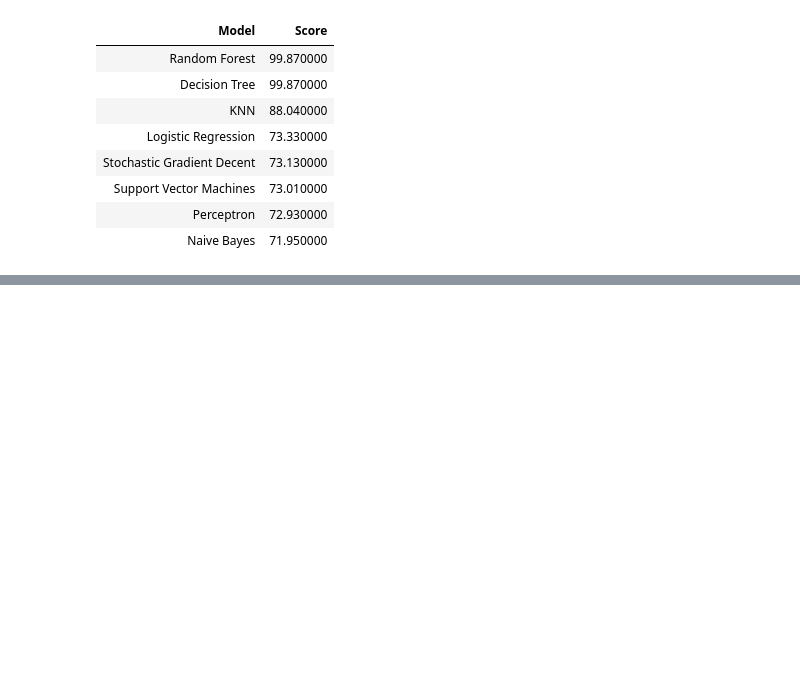
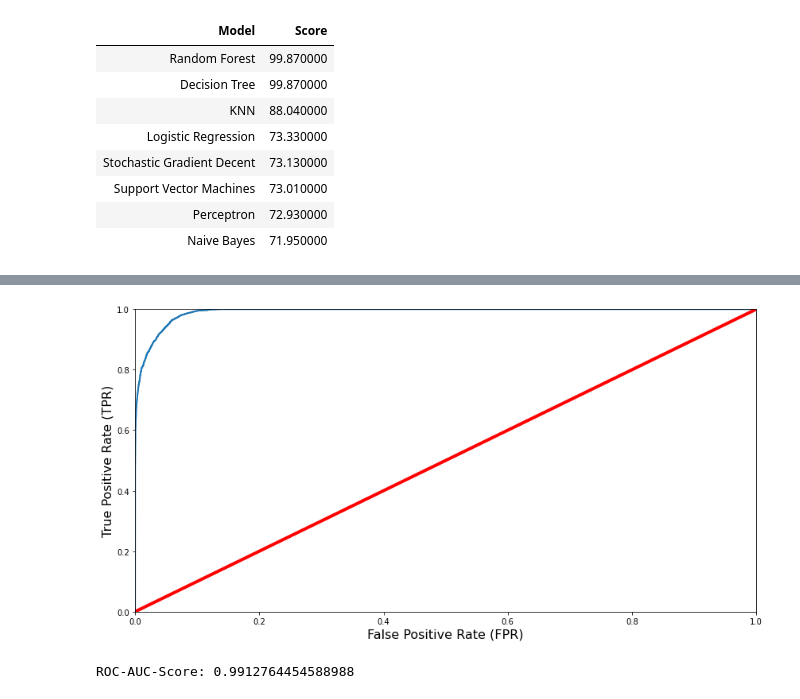
Before and after one commit to satyabansahoo2000/ML_DS_Projects, a Jupyter notebook: COVID_19_Epitope_Prediction/COVID_19_SARS_B_cell_Epitope_Prediction.ipynb, the cells around one changed output, grey strips where cells are left out. Cells and saved outputs as stored; diff of their text form; code cells hidden in the pictures; blank space fills up the shorter version.

```diff
--- a/COVID_19_Epitope_Prediction/COVID_19_SARS_B_cell_Epitope_Prediction.ipynb
+++ b/COVID_19_Epitope_Prediction/COVID_19_SARS_B_cell_Epitope_Prediction.ipynb
@@ -419,0 +490,23 @@ result_df.style.hide_index()
+# %%
+from sklearn.metrics import roc_curve
+# compute true positive rate and false positive rate
+false_positive_rate, true_positive_rate, thresholds = roc_curve(Y_train, y_scores)
+# plotting them against each other
+def plot_roc_curve(false_positive_rate, true_positive_rate, label=None):
+    plt.plot(false_positive_rate, true_positive_rate, linewidth=2, label=label)
+    plt.plot([0, 1], [0, 1], 'r', linewidth=4)
+    plt.axis([0, 1, 0, 1])
+    plt.xlabel('False Positive Rate (FPR)', fontsize=16)
+    plt.ylabel('True Positive Rate (TPR)', fontsize=16)
+
+plt.figure(figsize=(14, 7))
+plot_roc_curve(false_positive_rate, true_positive_rate)
+plt.show()
+# %% [output]
+[figure, added]
+# %%
+from sklearn.metrics import roc_auc_score
+r_a_score = roc_auc_score(Y_train, y_scores)
+print("ROC-AUC-Score:", r_a_score)
+# %% [output]
+ROC-AUC-Score: 0.9912764454588988
```
Also changed, not shown: parts of 22 cells of this notebook.
